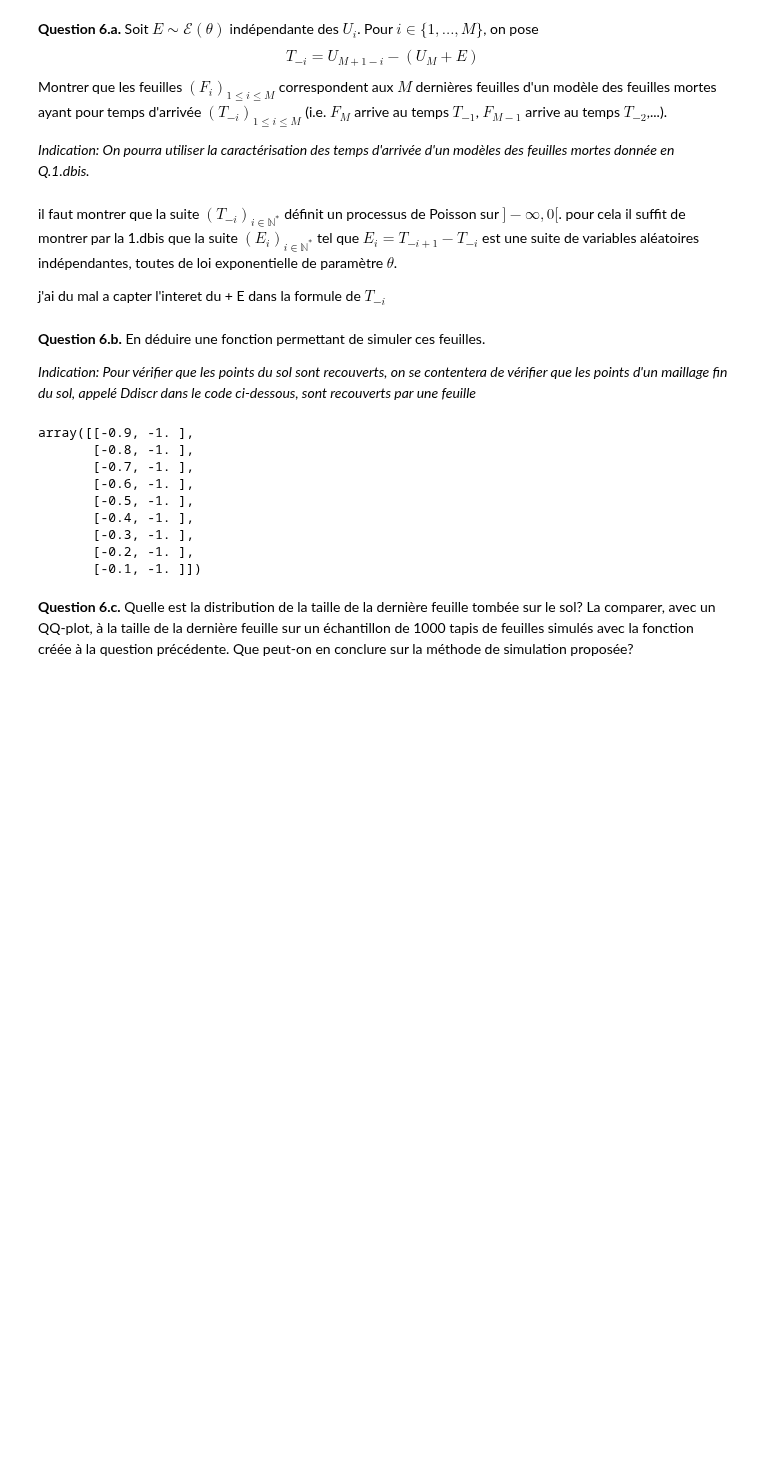
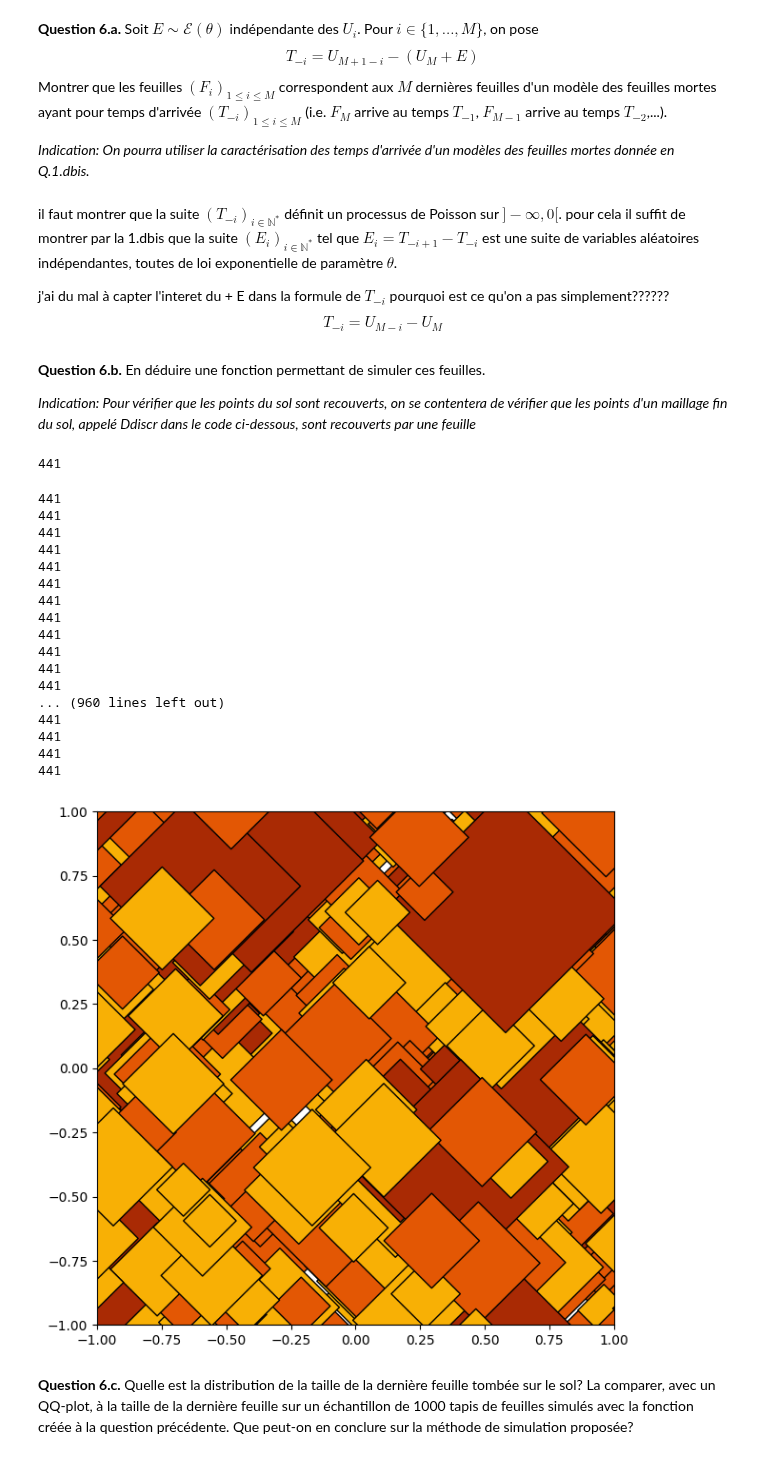
Before and after one commit to bavrillon/Projet-Maths-2---Probas, a Jupyter notebook: PN_Probas_24-25_VF.ipynb, the cells around one changed output. Cells and saved outputs as stored; diff of their text form; code cells hidden in the pictures; blank space fills up the shorter version.

```diff
--- a/PN_Probas_24-25_VF.ipynb
+++ b/PN_Probas_24-25_VF.ipynb
@@ -586,7 +586,8 @@ Montrer que les feuilles $(F_i)_{1\le i\le M}$ correspondent aux $M$ dernières
 il faut montrer que la suite $(T_{-i})_{i\in\mathbb{N}^*}$ définit un processus de Poisson sur $]-\infty, 0[$.
 pour cela il suffit de montrer par la 1.dbis que la suite $(E_i)_{i\in\mathbb{N}^*} $ tel que $E_i = T_{-i +1} - T_{-i}$ est une suite de variables aléatoires indépendantes, toutes de loi exponentielle de paramètre $\theta$.
 
-j'ai du mal a capter l'interet du + E dans la formule de $T_{-i}$
+j'ai du mal à capter l'interet du + E dans la formule de $T_{-i}$
+pourquoi est ce qu'on a pas simplement?????? $$ T_{-i} = U_{M-i} - U_M$$
 # %% [markdown]
 **Question 6.b.** En déduire une fonction permettant de simuler ces feuilles.
 
@@ -595,16 +596,9 @@ j'ai du mal a capter l'interet du + E dans la formule de $T_{-i}$
 ## Maillage du sol
 Ddiscr=np.stack(np.meshgrid(np.arange(D[0],D[1]+0.1,0.1),np.arange(D[0],D[1]+0.1,0.1)),axis=-1).reshape(-1,2)
 Ddiscr[1:10,:]
+print(len(Ddiscr))
 # %% [output]
-array([[-0.9, -1. ],
-       [-0.8, -1. ],
-       [-0.7, -1. ],
-       [-0.6, -1. ],
-       [-0.5, -1. ],
-       [-0.4, -1. ],
-       [-0.3, -1. ],
-       [-0.2, -1. ],
-       [-0.1, -1. ]])
+441
 # %%
 ## PROPOSITION DE BASTIEN : ##
 ## QU'EN PENSES-TU LAURENTIN ?? ##
@@ -636,8 +631,65 @@ def verification_couverture_pt(simulation, pt_x, pt_y):
             couverture_point = True
             break
     return(couverture_point)
+# %%
+def simFeuillesStop(theta,p,a,b,Dext):
+    simulation_M_liste = []
+
+    couleur_feuille_1 = simCouleur(p)
+    temps_arrivee_feuille_1 = prochain_temps_arrivee(0)
+    position_feuille_1_x, position_feuille_1_y = tuple(simPosition(Dext))
+    taille_feuille_1 = simTaille(couleur_feuille_1,a,b)
+    feuille_1 = [temps_arrivee_feuille_1, position_feuille_1_x, position_feuille_1_y, taille_feuille_1, couleur_feuille_1]
+    simulation_M_liste.append(feuille_1)
+
+    while  not verification_couverture_totale_sol(np.array(simulation_M_liste), Ddiscr) :
+        couleur_feuille = simCouleur(p)
+        temps_arrivee_feuille = prochain_temps_arrivee(simulation_M_liste[-1][0])
+        position_feuille_x, position_feuille_y = tuple(simPosition(Dext))
+        taille_feuille = simTaille(couleur_feuille,a,b)
+        feuille = [temps_arrivee_feuille, position_feuille_x, position_feuille_y, taille_feuille, couleur_feuille]
+        simulation_M_liste.append(feuille)
+
+
+
+    simulation_T = np.array(simulation_M_liste)
+    E = simExpo(theta)
+    simulation_T[:-1,0] = simulation_T[:-1,0]-(simulation_T[-1,0]+E)
+    simulation_T[-1,0] = 0
+    return(simulation_T)
+
+def simExpo(theta):
+        u = np.random.rand()
+        return(-np.log(u)/theta)
+
+def prochain_temps_arrivee(t_précédent):
+    # Méthode d'inversion
+    E = simExpo(theta)
+    t = t_précédent + E
+    return(t)
 # %%
-def simFeuillesStop(theta,p,a,b,Dext):
+# Simulation du tapis de feuilles
 
-    ## COMPLETER ##
-    return None
+Sim=simFeuillesStop(theta,p,a,b,Dext)
+
+# Plot
+plotSim(Sim)
+# %% [output]
+441
+441
+441
+441
+441
+441
+441
+441
+441
+441
+441
+441
+... (960 lines left out)
+441
+441
+441
+441
+[figure, added]
```
Also changed, not shown: parts of 7 cells of this notebook.
